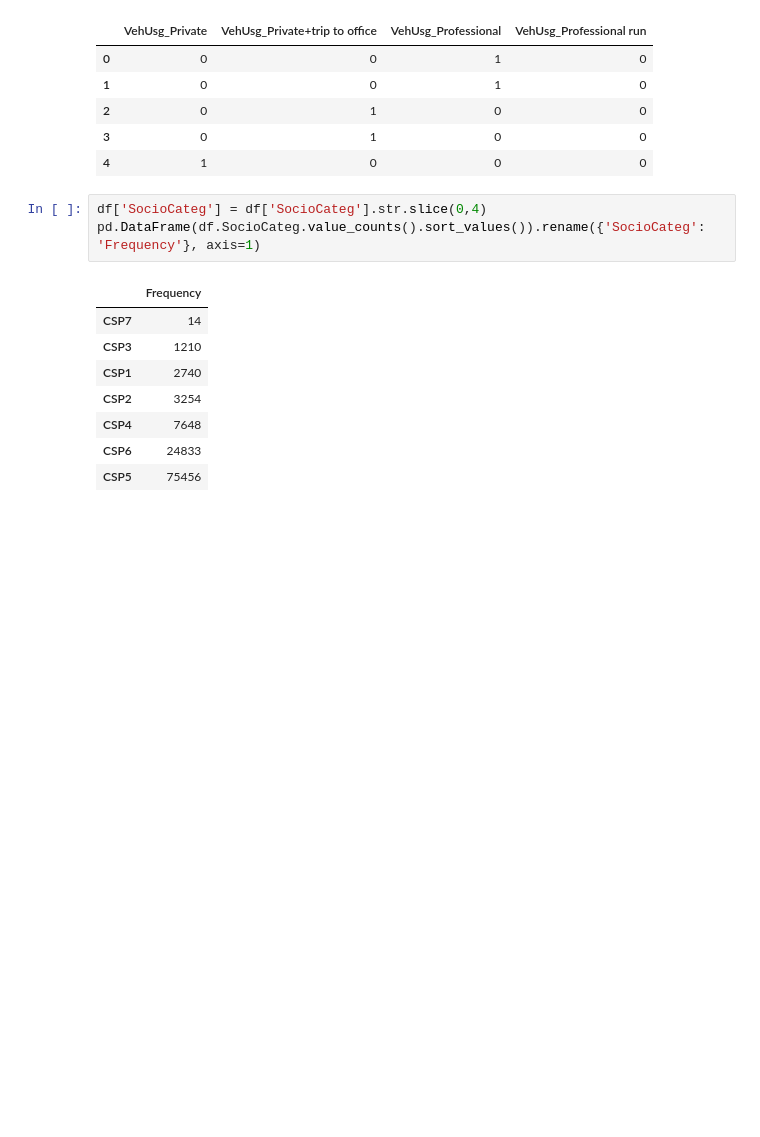
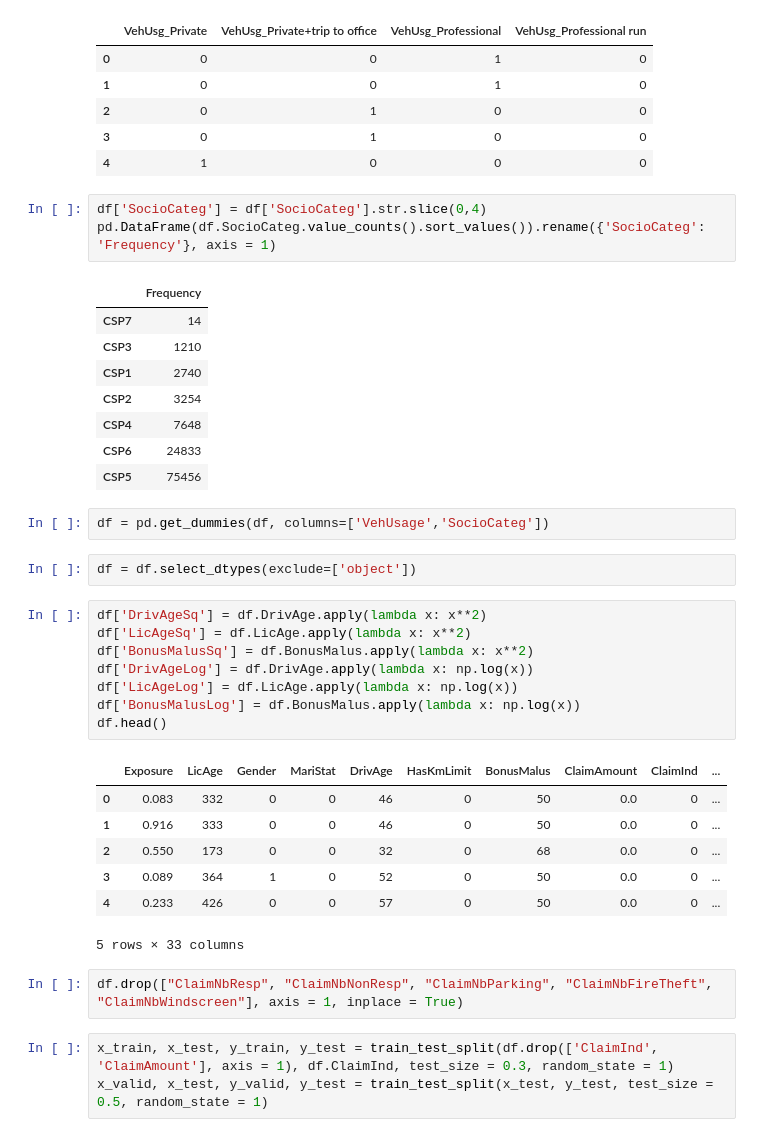
Before and after one commit to WhiteAndBlackFox/MLinBusiness, a Jupyter notebook: Lessons 7/Lessons7.ipynb, the cells around one changed output. Drawn from its saved outputs; the diff is of its cells as text; blank space fills up the shorter version.

```diff
--- a/Lessons 7/Lessons7.ipynb
+++ b/Lessons 7/Lessons7.ipynb
@@ -90,7 +96,7 @@ VU_dummies.head()
 | 4 | 1 | 0 | 0 | 0 |
 # %%
 df['SocioCateg'] = df['SocioCateg'].str.slice(0,4)
-pd.DataFrame(df.SocioCateg.value_counts().sort_values()).rename({'SocioCateg': 'Frequency'}, axis=1)
+pd.DataFrame(df.SocioCateg.value_counts().sort_values()).rename({'SocioCateg': 'Frequency'}, axis = 1)
 # %% [output]
 |  | Frequency |
 | CSP7 | 14 |
@@ -100,3 +106,28 @@ pd.DataFrame(df.SocioCateg.value_counts().sort_values()).rename({'SocioCateg': '
 | CSP4 | 7648 |
 | CSP6 | 24833 |
 | CSP5 | 75456 |
+# %%
+df = pd.get_dummies(df, columns=['VehUsage','SocioCateg'])
+# %%
+df = df.select_dtypes(exclude=['object'])
+# %%
+df['DrivAgeSq'] = df.DrivAge.apply(lambda x: x**2)
+df['LicAgeSq'] = df.LicAge.apply(lambda x: x**2)
+df['BonusMalusSq'] = df.BonusMalus.apply(lambda x: x**2)
+df['DrivAgeLog'] = df.DrivAge.apply(lambda x: np.log(x))
+df['LicAgeLog'] = df.LicAge.apply(lambda x: np.log(x))
+df['BonusMalusLog'] = df.BonusMalus.apply(lambda x: np.log(x))
+df.head()
+# %% [output]
+|  | Exposure | LicAge | Gender | MariStat | DrivAge | HasKmLimit | BonusMalus | ClaimAmount | ClaimInd | ... |
+| 0 | 0.083 | 332 | 0 | 0 | 46 | 0 | 50 | 0.0 | 0 | ... |
+| 1 | 0.916 | 333 | 0 | 0 | 46 | 0 | 50 | 0.0 | 0 | ... |
+| 2 | 0.550 | 173 | 0 | 0 | 32 | 0 | 68 | 0.0 | 0 | ... |
+| 3 | 0.089 | 364 | 1 | 0 | 52 | 0 | 50 | 0.0 | 0 | ... |
+| 4 | 0.233 | 426 | 0 | 0 | 57 | 0 | 50 | 0.0 | 0 | ... |
+5 rows × 33 columns
+# %%
+df.drop(["ClaimNbResp", "ClaimNbNonResp", "ClaimNbParking", "ClaimNbFireTheft", "ClaimNbWindscreen"], axis = 1, inplace = True)
+# %%
+x_train, x_test, y_train, y_test = train_test_split(df.drop(['ClaimInd', 'ClaimAmount'], axis = 1), df.ClaimInd, test_size = 0.3, random_state = 1)
+x_valid, x_test, y_valid, y_test = train_test_split(x_test, y_test, test_size = 0.5, random_state = 1)
```
Also changed, not shown: parts of 14 cells of this notebook.
